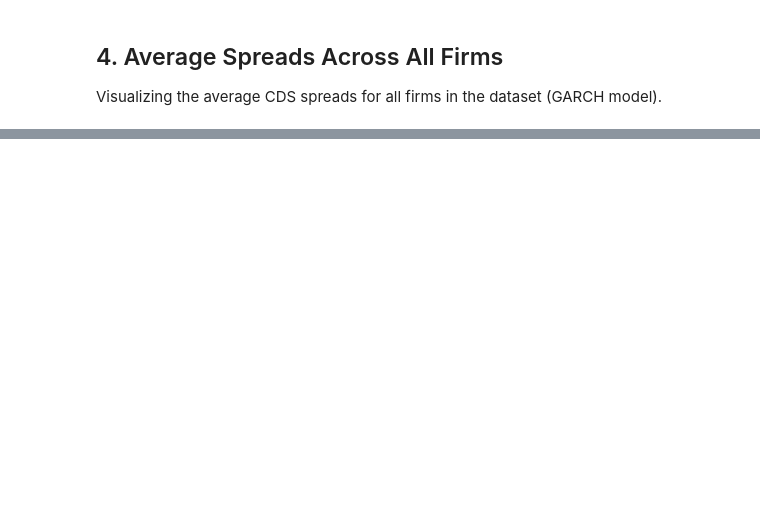
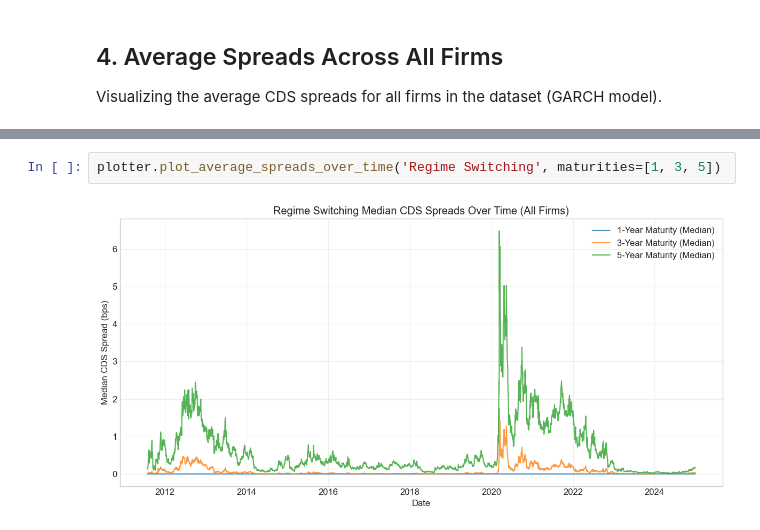
Before and after one commit to ChaseW3/Seminar-QF, a Jupyter notebook: Seminar QF/notebooks/visualize_results.ipynb, the cells around one changed output, grey strips where cells are left out. Drawn from its saved outputs; the diff is of its cells as text; blank space fills up the shorter version.

```diff
--- a/Seminar QF/notebooks/visualize_results.ipynb
+++ b/Seminar QF/notebooks/visualize_results.ipynb
@@ -123,0 +92,4 @@ Average Spreads: Merton
+# %%
+plotter.plot_average_spreads_over_time('Regime Switching', maturities=[1, 3, 5])
+# %% [output]
+[figure, added]
```
Also changed, not shown: parts of 10 cells of this notebook, 5 other files.
